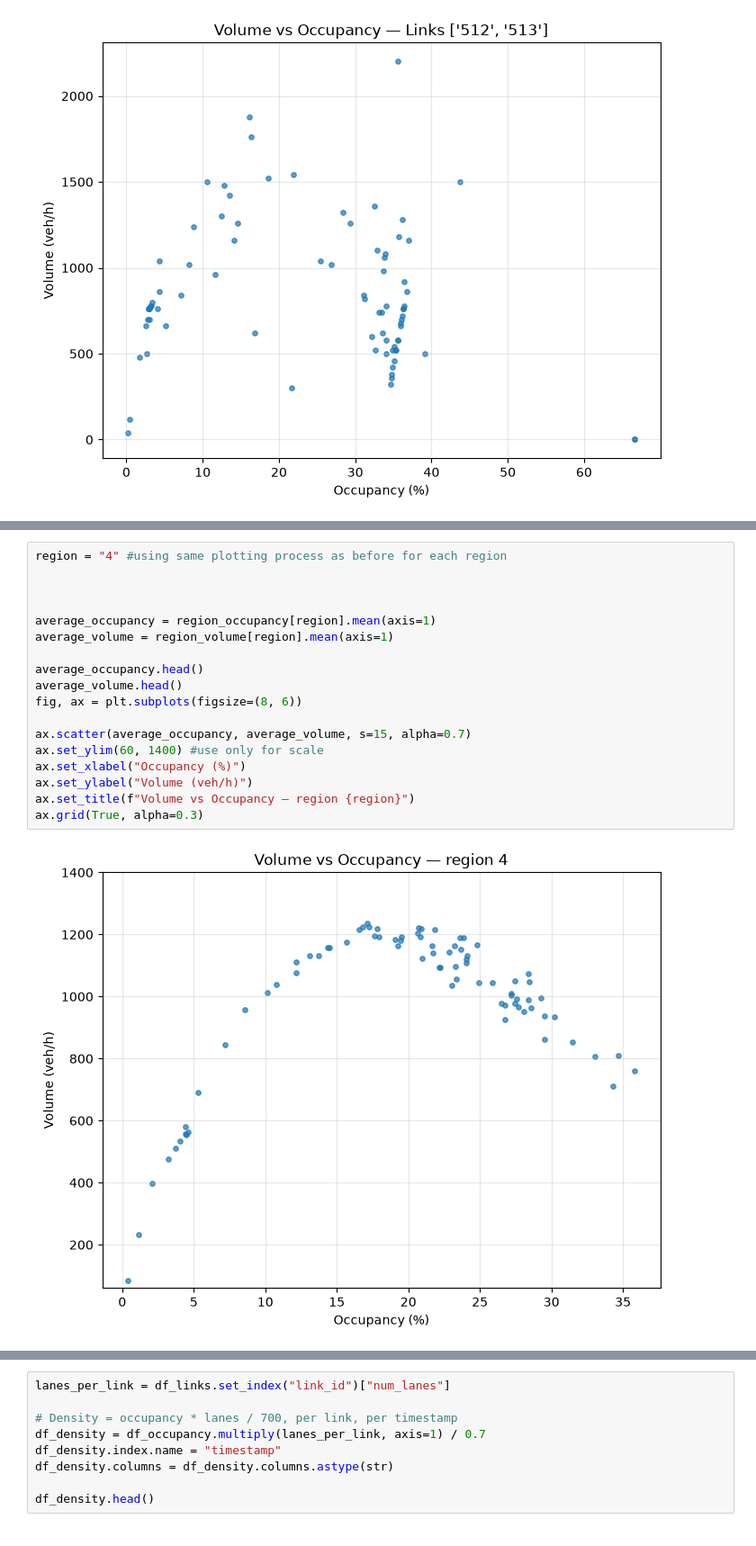
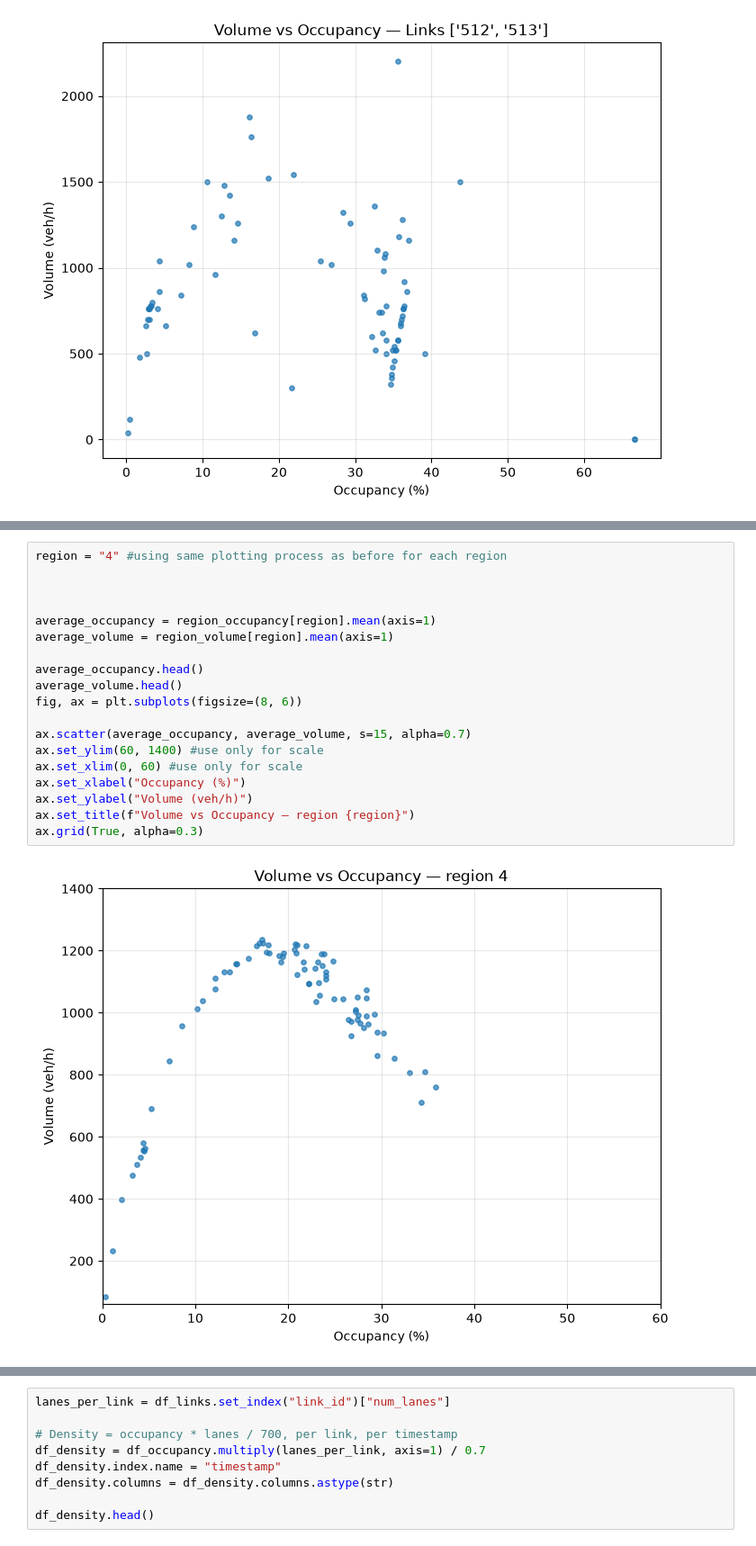
Before and after one commit to margauxfstn/Lab-1-Traffic, a Jupyter notebook: lab1Lorenzo.ipynb, the cells around one changed output, grey strips where cells are left out. Shown at 90% size. Drawn from its saved outputs; the diff is of its cells as text.

```diff
--- a/lab1Lorenzo.ipynb
+++ b/lab1Lorenzo.ipynb
@@ -211,23 +223,24 @@ ax.grid(True, alpha=0.3)
 # %%
 region = "4" #using same plotting process as before for each region
 
 
 
 average_occupancy = region_occupancy[region].mean(axis=1)
 average_volume = region_volume[region].mean(axis=1)
 
 average_occupancy.head()
 average_volume.head()
 fig, ax = plt.subplots(figsize=(8, 6))
 
 ax.scatter(average_occupancy, average_volume, s=15, alpha=0.7)
 ax.set_ylim(60, 1400) #use only for scale
+ax.set_xlim(0, 60) #use only for scale
 ax.set_xlabel("Occupancy (%)")
 ax.set_ylabel("Volume (veh/h)")
 ax.set_title(f"Volume vs Occupancy — region {region}")
 ax.grid(True, alpha=0.3)
 # %% [output]
-[figure, old version]
+[figure, new version]
 # %%
 df_occupancy.head()
 # %% [output]
```
Also changed, not shown: parts of 14 cells of this notebook.
